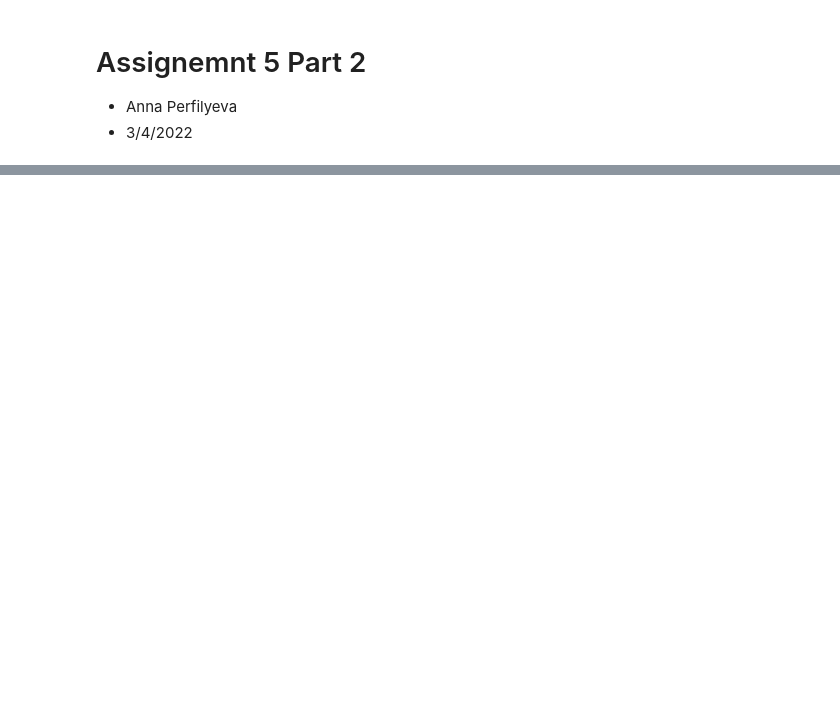
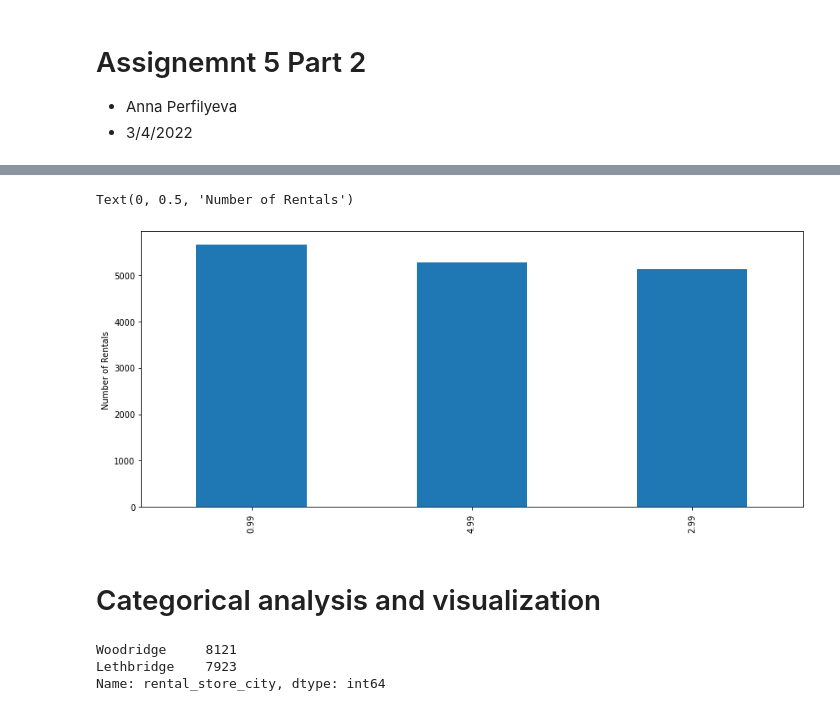
Before and after one commit to aperfilyeva/anna_data690, a Jupyter notebook: assignment_05/Assignment_5_Part_2.ipynb, the cells around one changed output, grey strips where cells are left out. Cells and saved outputs as stored; diff of their text form; code cells hidden in the pictures; blank space fills up the shorter version.

```diff
--- a/assignment_05/Assignment_5_Part_2.ipynb
+++ b/assignment_05/Assignment_5_Part_2.ipynb
@@ -40,0 +122,14 @@ DatabaseError: ignored
+# %%
+ax = df['film_rental_rate'].value_counts().plot(kind='bar', figsize=(14,6))
+ax.set_ylabel('Number of Rentals')
+# %% [output]
+Text(0, 0.5, 'Number of Rentals')
+[figure, added]
+# %% [markdown]
+# Categorical analysis and visualization
+# %%
+df['rental_store_city'].value_counts()
+# %% [output]
+Woodridge     8121
+Lethbridge    7923
+Name: rental_store_city, dtype: int64
```
Also changed, not shown: parts of 25 cells of this notebook.
